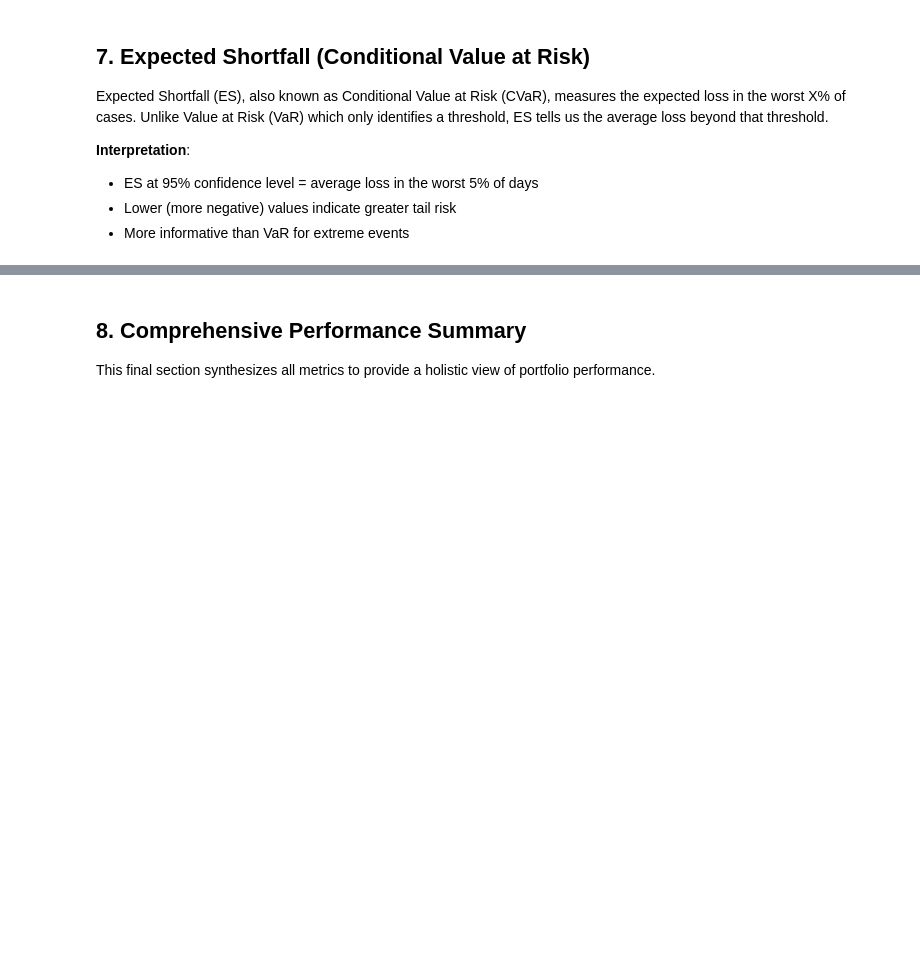
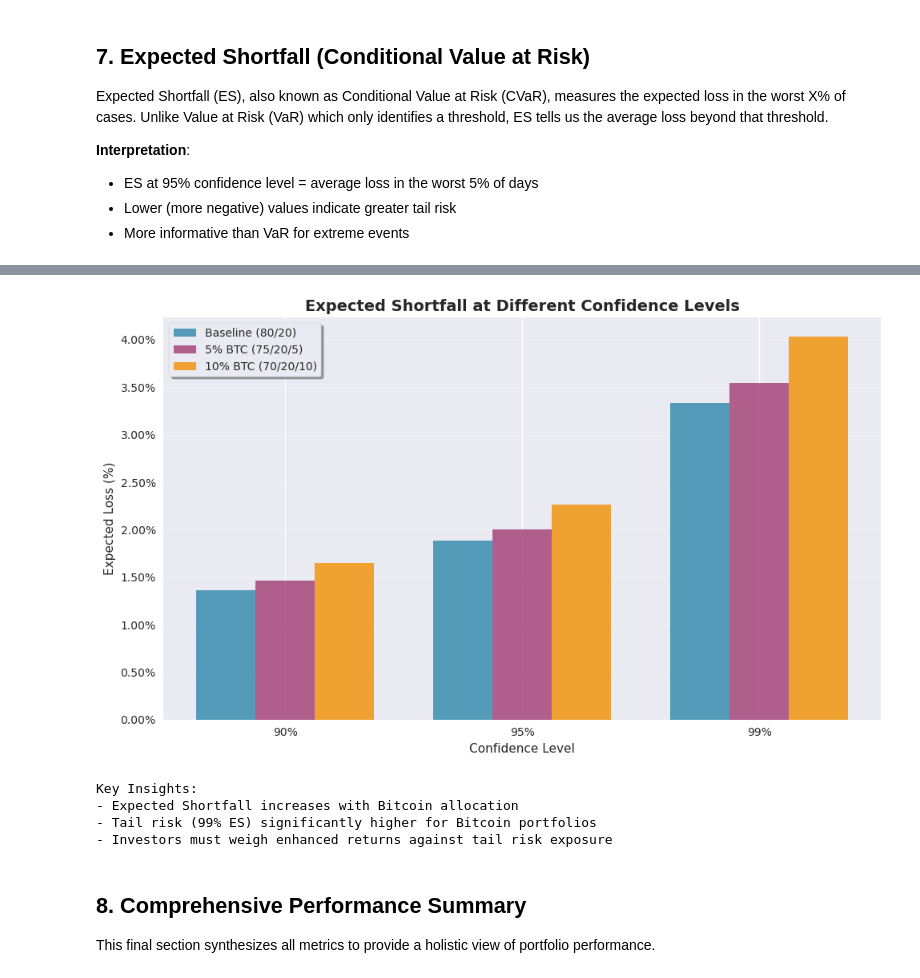
Before and after one commit to rtrimble13/tb-notebooks, a Jupyter notebook: src/202512_btc2.ipynb, the cells around one changed output, grey strips where cells are left out. Drawn from its saved outputs; the diff is of its cells as text; code cells hidden in the pictures; blank space fills up the shorter version.

```diff
--- a/src/202512_btc2.ipynb
+++ b/src/202512_btc2.ipynb
@@ -536,31 +669,37 @@ print("\nNote: Higher magnitude (more negative) = greater tail risk")
 # %%
 # Visualization: Expected Shortfall Comparison
 fig, ax = plt.subplots(figsize=(10, 6))
 
 x = np.arange(len(confidence_levels))
 width = 0.25
 
 colors = ['#2E86AB', '#A23B72', '#F18F01']
 for idx, (name, color) in enumerate(zip(es_df.columns, colors)):
-    values = [abs(es_df.loc[f"{int(conf*100)}% ES", name]) * 100 for conf in confidence_levels]
+    values = [abs(es_df.loc[f"{int(conf*100)}% ES", name]) for conf in confidence_levels]
     ax.bar(x + idx*width, values, width, label=name, color=color, alpha=0.8)
 
 ax.set_title('Expected Shortfall at Different Confidence Levels', fontsize=14, fontweight='bold')
 ax.set_xlabel('Confidence Level', fontsize=11)
 ax.set_ylabel('Expected Loss (%)', fontsize=11)
 ax.set_xticks(x + width)
 ax.set_xticklabels([f"{int(c*100)}%" for c in confidence_levels])
 ax.legend(frameon=True, shadow=True)
 ax.grid(True, alpha=0.3, axis='y')
 ax.yaxis.set_major_formatter(mtick.PercentFormatter(1.0))
 
 plt.tight_layout()
 plt.show()
 
 print("\nKey Insights:")
 print("- Expected Shortfall increases with Bitcoin allocation")
 print("- Tail risk (99% ES) significantly higher for Bitcoin portfolios")
 print("- Investors must weigh enhanced returns against tail risk exposure")
+# %% [output]
+[figure, added]
+Key Insights:
+- Expected Shortfall increases with Bitcoin allocation
+- Tail risk (99% ES) significantly higher for Bitcoin portfolios
+- Investors must weigh enhanced returns against tail risk exposure
 # %% [markdown]
 ## 8. Comprehensive Performance Summary
 
```
Also changed, not shown: parts of 15 cells of this notebook.
